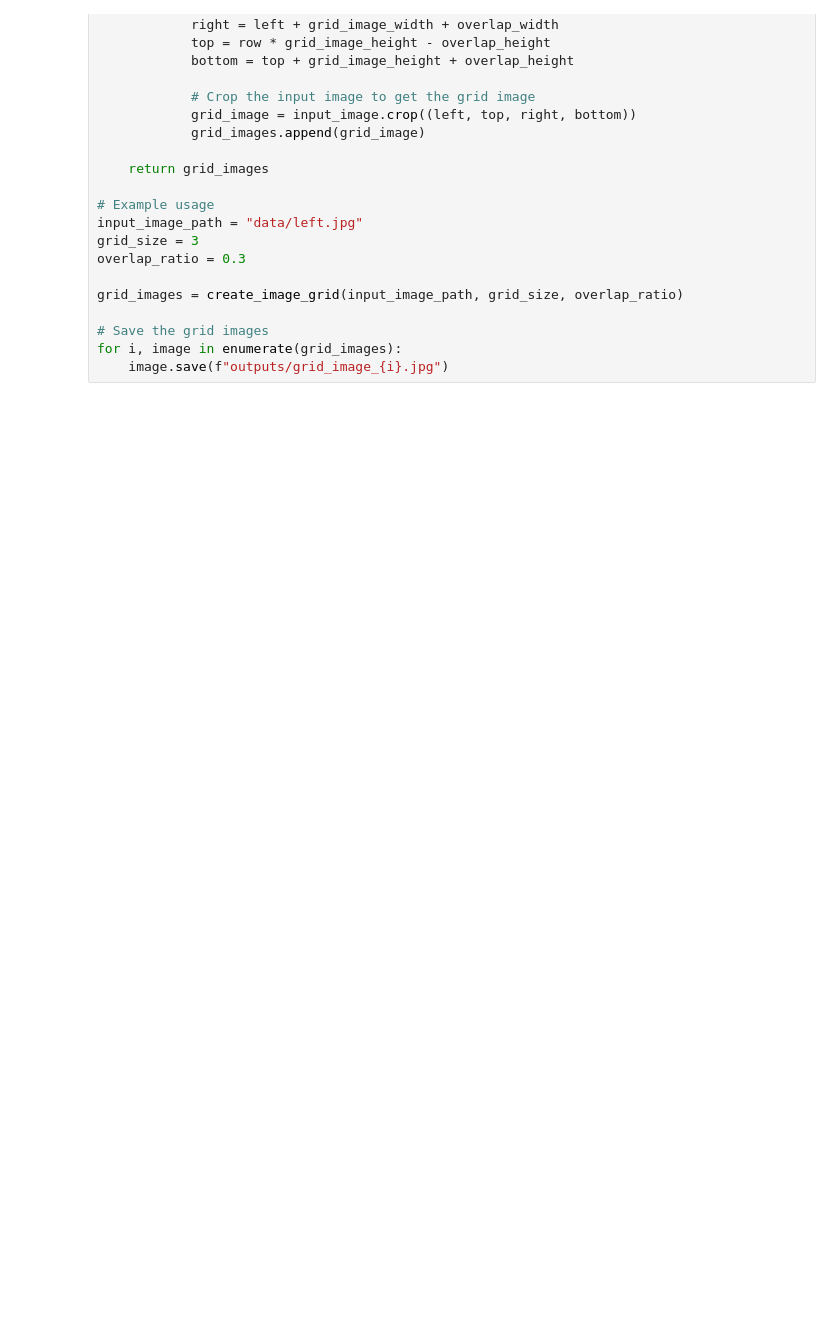
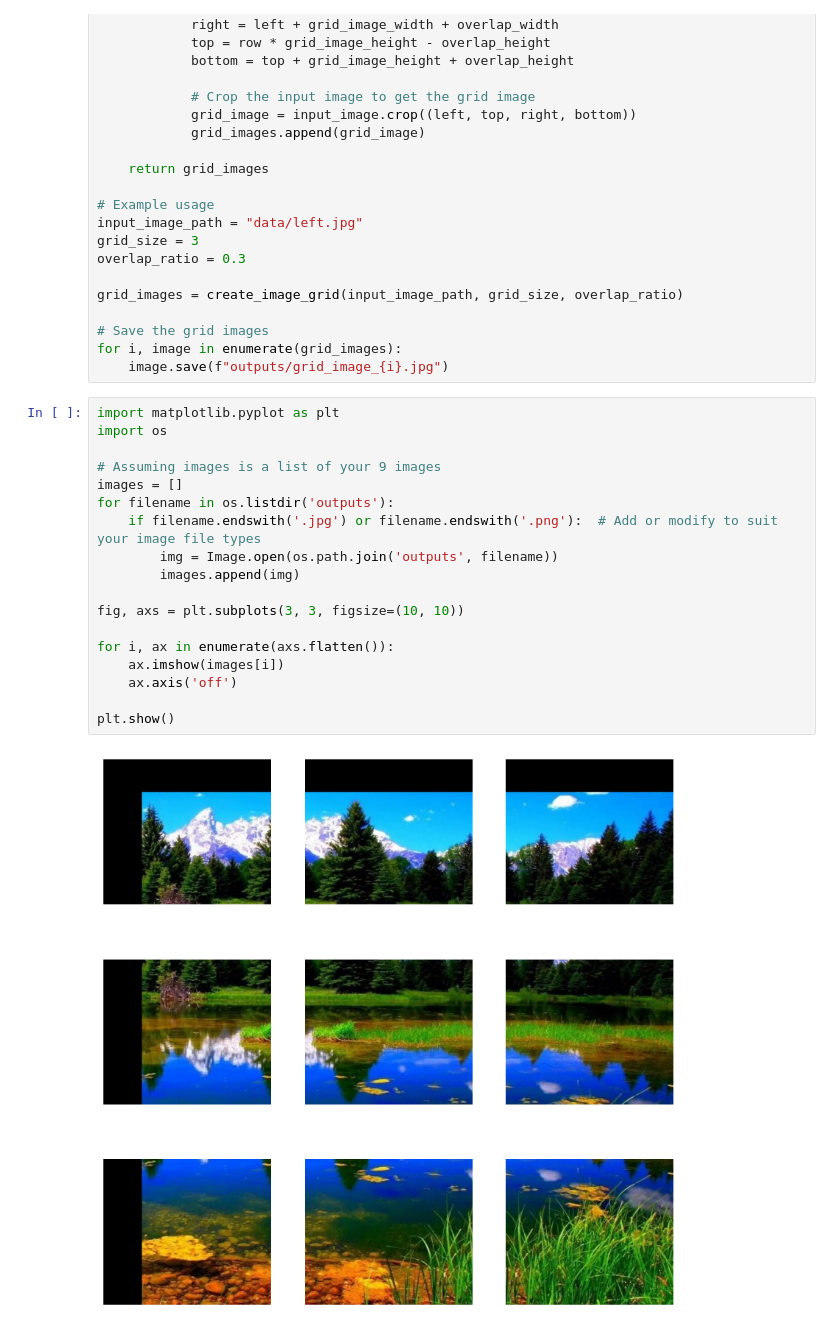
Before and after one commit to RyanLagasse/Bonus, a Jupyter notebook: Generate Overlapping.ipynb, the cells around one changed output. Drawn from its saved outputs; the diff is of its cells as text; blank space fills up the shorter version.

Commit message:
added visual

```diff
--- a/Generate Overlapping.ipynb
+++ b/Generate Overlapping.ipynb
@@ -53,3 +53,23 @@ grid_images = create_image_grid(input_image_path, grid_size, overlap_ratio)
 # Save the grid images
 for i, image in enumerate(grid_images):
     image.save(f"outputs/grid_image_{i}.jpg")
+# %%
+import matplotlib.pyplot as plt
+import os
+
+# Assuming images is a list of your 9 images
+images = []
+for filename in os.listdir('outputs'):
+    if filename.endswith('.jpg') or filename.endswith('.png'):  # Add or modify to suit your image file types
+        img = Image.open(os.path.join('outputs', filename))
+        images.append(img)
+
+fig, axs = plt.subplots(3, 3, figsize=(10, 10))
+
+for i, ax in enumerate(axs.flatten()):
+    ax.imshow(images[i])
+    ax.axis('off')
+
+plt.show()
+# %% [output]
+[figure, added]
```
